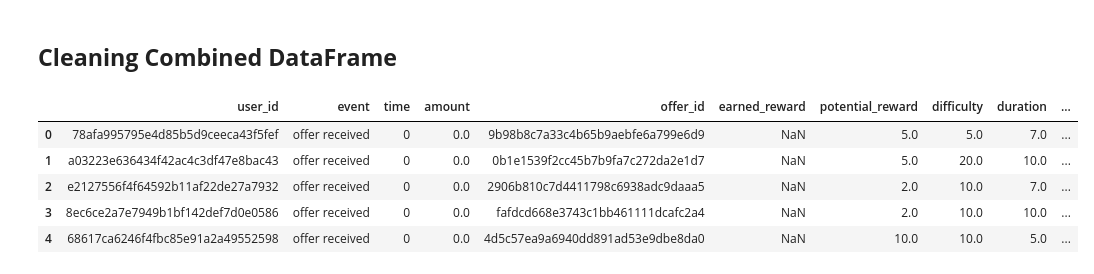
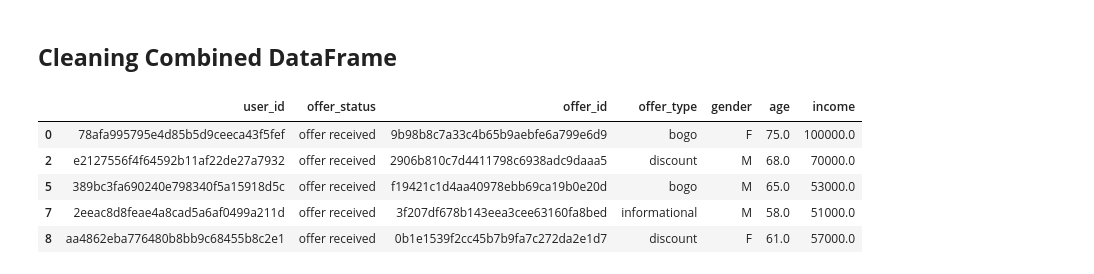
Before and after one commit to ELBrown11/StarbucksCapstoneChallenge, a Jupyter notebook: Starbucks_Capstone_notebook_DataPrep.ipynb, the cells around one changed output. Saved outputs shown, nothing was run; the diff lists cells and outputs as text; code cells hidden in the pictures.

```diff
--- a/Starbucks_Capstone_notebook_DataPrep.ipynb
+++ b/Starbucks_Capstone_notebook_DataPrep.ipynb
@@ -522,15 +525,14 @@ def preprocess_transcript(df):
     - standardizes column names:
         - renames 'offer id' to 'offer_id'
         - renames 'person' to 'user_id'
+        - change 'event' to 'offer_status'
     - drops columns 'time', 'reward', 'amount'
-
-
 
     Parameters:
     - df: raw transcript DataFrame
 
     Returns:
-    - df: cleaned and expanded transcript DataFrame
+    - df: cleaned transcript DataFrame
     """
     #expand the 'value' dictionary into separate columns
     value_df = df['value'].apply(pd.Series)
@@ -542,10 +544,11 @@ def preprocess_transcript(df):
         df.drop(columns='offer id', inplace=True)
 
     #rename 'person' to 'user_id'
-    df.rename(columns={'person': 'user_id'}, inplace=True)
+    df.rename(columns={'person': 'user_id',
+                       'event': 'offer_status'}, inplace=True)
 
     #drop column
-    df.drop(columns=['reward','amount'], inplace=True)
+    df.drop(columns=['time','reward','amount'], inplace=True)
 
     return df
 
@@ -597,10 +600,10 @@ def combine_dataframes(profile_df, portfolio_df, transcript_df):
     """
 
     # Merge transcript with portfolio on offer_id
-    transcript_offer = transcript_df.merge(portfolio_df, on='offer_id', how='left')
+    transcript_portfolio = transcript_df.merge(portfolio_df, on='offer_id', how='left')
 
     # Merge the result with profile on user_id
-    combined_df = transcript_offer.merge(profile_df, on='user_id', how='left')
+    combined_df = transcript_portfolio.merge(profile_df, on='user_id', how='left')
 
     return combined_df
 
@@ -665,53 +655,34 @@ memory usage: 21.0+ MB
 # %%
 def clean_combined_data(df):
     """
     Clean and preprocess the combined DataFrame.
     Steps:
 
-    - fill in missing income data with median income
-    - convert membership 'time' from hours to days
-    - change event, gender, offer_type, and offer_id to category type
-    - fill in missing for columns related to channels
-
+    - drop missing age, gender, and income
+    - convert to category type - to reduce memory usage
 
     Parameters:
-    - fully combined DataFrame
+    - df: combined DataFrame
 
     Returns:
-    - combined_df: A merged dataframe combining all three sources.
+    - cleaned_df: A cleaned dataframe with data from all three datasets.
     """
 
+    #drop missing age, gender and income
+    df.dropna(subset=['age', 'gender', 'income',], inplace=True)
 
-
-
-
-
-    #fill in missing income data with median income
-    df['income'] = df['income'].fillna(df['income'].median())
-
-
-    # Convert 'time' to weeks
-    df['membership_weeks'] = (df['time'] / (24 * 7)).round(0)
-
-
-    #creates column that sums number channel users advertised from
-    #fill in missing for columns related to channels
-    channel_cols = ['web', 'email', 'mobile', 'social']
-    df['num_channels'] = df[channel_cols].sum(axis=1)
-    df[channel_cols] = df[channel_cols].fillna(0)
-
-    # Convert to category type
-    for col in ['event', 'gender', 'offer_type', 'offer_id']:
+    #convert to category type - to reduce memory usage
+    for col in ['offer_status', 'gender', 'offer_type', 'offer_id']:
         df[col] = df[col].astype('category')
 
     return df
 
 cleaned_df = clean_combined_data(combined_df)
 cleaned_df.head()
 # %% [output]
-|  | user_id | event | time | amount | offer_id | earned_reward | potential_reward | difficulty | duration | ... |
-| 0 | 78afa995795e4d85b5d9ceeca43f5fef | offer received | 0 | 0.0 | 9b98b8c7a33c4b65b9aebfe6a799e6d9 | NaN | 5.0 | 5.0 | 7.0 | ... |
-| 1 | a03223e636434f42ac4c3df47e8bac43 | offer received | 0 | 0.0 | 0b1e1539f2cc45b7b9fa7c272da2e1d7 | NaN | 5.0 | 20.0 | 10.0 | ... |
-| 2 | e2127556f4f64592b11af22de27a7932 | offer received | 0 | 0.0 | 2906b810c7d4411798c6938adc9daaa5 | NaN | 2.0 | 10.0 | 7.0 | ... |
-| 3 | 8ec6ce2a7e7949b1bf142def7d0e0586 | offer received | 0 | 0.0 | fafdcd668e3743c1bb461111dcafc2a4 | NaN | 2.0 | 10.0 | 10.0 | ... |
-| 4 | 68617ca6246f4fbc85e91a2a49552598 | offer received | 0 | 0.0 | 4d5c57ea9a6940dd891ad53e9dbe8da0 | NaN | 10.0 | 10.0 | 5.0 | ... |
+|  | user_id | offer_status | offer_id | offer_type | gender | age | income |
+| 0 | 78afa995795e4d85b5d9ceeca43f5fef | offer received | 9b98b8c7a33c4b65b9aebfe6a799e6d9 | bogo | F | 75.0 | 100000.0 |
+| 2 | e2127556f4f64592b11af22de27a7932 | offer received | 2906b810c7d4411798c6938adc9daaa5 | discount | M | 68.0 | 70000.0 |
+| 5 | 389bc3fa690240e798340f5a15918d5c | offer received | f19421c1d4aa40978ebb69ca19b0e20d | bogo | M | 65.0 | 53000.0 |
+| 7 | 2eeac8d8feae4a8cad5a6af0499a211d | offer received | 3f207df678b143eea3cee63160fa8bed | informational | M | 58.0 | 51000.0 |
+| 8 | aa4862eba776480b8bb9c68455b8c2e1 | offer received | 0b1e1539f2cc45b7b9fa7c272da2e1d7 | discount | F | 61.0 | 57000.0 |
```
Also changed, not shown: parts of 30 cells of this notebook.
